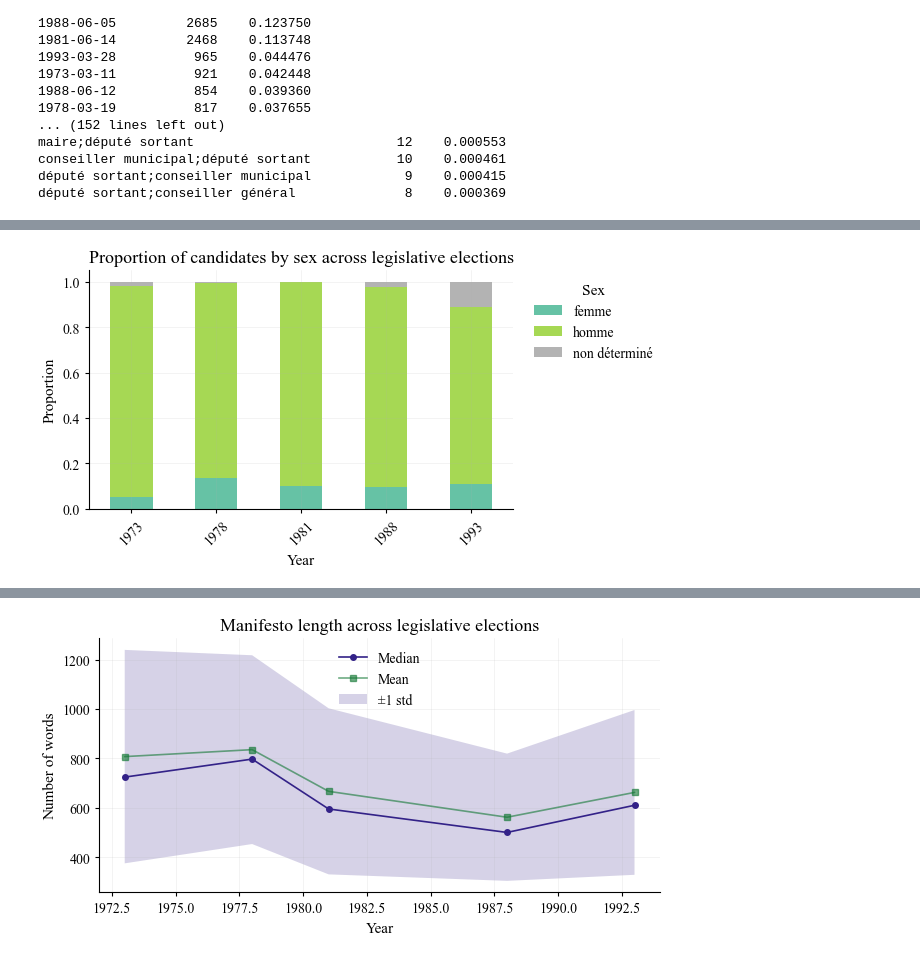
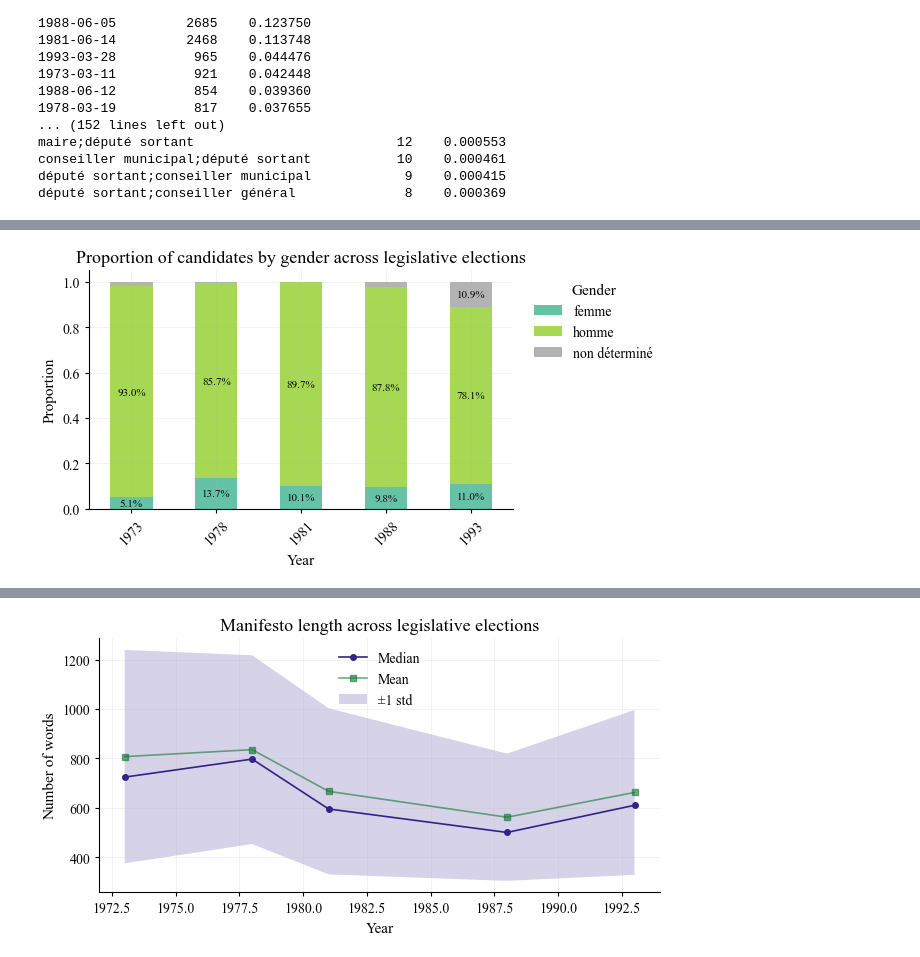
Before and after one commit to emmaleg/Archelec_NLP_topic_analysis, a Jupyter notebook: main_analysis.ipynb, the cells around one changed output, grey strips where cells are left out. Saved outputs shown, nothing was run; the diff lists cells and outputs as text; code cells hidden in the pictures.

```diff
--- a/main_analysis.ipynb
+++ b/main_analysis.ipynb
@@ -235,6 +243,12 @@ meaningful and are reported alongside results in later sections.
 # Drop rows where text is missing (the only column that really matters)
 before = len(df)
 df = df.dropna(subset=["text"]).reset_index(drop=True)
+print(f"Dropped {before - len(df)} rows without text, {len(df)} remaining")
+
+# Drop rows which are not "professions de foi" but actually "bulletin de vote"
+# Identified by the fact that they have no corresponding ID in the metadata csv
+before = len(df)
+df = df.dropna(subset=["date"]).reset_index(drop=True)
 print(f"Dropped {before - len(df)} rows without text, {len(df)} remaining")
 
 # Fix the 1978 anomaly: 3 dates instead of 2 (1st and 2nd round)
@@ -280,7 +297,7 @@ See https://pandas.pydata.org/docs/user_guide/migration-3-strings.html#string-mi
 # Documents per legislative election year
 
 docs_per_year = df["year"].value_counts().sort_index()
-docs_per_year.index = docs_per_year.index.astype(str)
+docs_per_year.index = docs_per_year.index.astype(int).astype(str)
 
 fig, ax = plt.subplots(figsize=(6.5, 3.5))
 docs_per_year.plot(kind="bar", ax=ax, color="steelblue")
@@ -288,6 +305,11 @@ ax.set_title("Number of manifestos per legislative election")
 ax.set_xlabel("Year")
 ax.set_ylabel("Number of documents")
 ax.tick_params(axis="x", rotation=45)
+
+for i, v in enumerate(docs_per_year.values):
+    ax.text(i, v, str(v), ha="center", va="bottom", fontsize=9)
+ax.set_ylim(0, docs_per_year.max() * 1.08)
+
 plt.tight_layout()
 plt.savefig("charts/01_docs_per_year.png", dpi=150)
 plt.show()
@@ -313,19 +318,25 @@ plt.show()
 # %%
-# Sex distribution over time — illustrates the slow feminization of candidacies
-sex_over_time = temporal_distribution(df, group_col="titulaire-sexe")
+# Gender distribution over time — illustrates the slow feminization of candidacies
+gender_over_time = temporal_distribution(df, group_col="titulaire-sexe")
 
 # Convert to proportions per year
-sex_props = sex_over_time.div(sex_over_time.sum(axis=1), axis=0)
+gender_props = gender_over_time.div(gender_over_time.sum(axis=1), axis=0)
 
 fig, ax = plt.subplots(figsize=(6.5, 3.5))
-sex_props.plot(kind="bar", stacked=True, ax=ax, colormap="Set2")
-ax.set_title("Proportion of candidates by sex across legislative elections")
+gender_props.plot(kind="bar", stacked=True, ax=ax, colormap="Set2")
+ax.set_title("Proportion of candidates by gender across legislative elections")
 ax.set_xlabel("Year")
 ax.set_ylabel("Proportion")
-ax.legend(title="Sex", bbox_to_anchor=(1.02, 1), loc="upper left")
+ax.legend(title="Gender", bbox_to_anchor=(1.02, 1), loc="upper left")
 ax.tick_params(axis="x", rotation=45)
+
+for container in ax.containers:
+    labels = [f"{v.get_height()*100:.1f}%" if v.get_height() > 0.03 else ""
+              for v in container]
+    ax.bar_label(container, labels=labels, label_type="center", fontsize=8)
+
 plt.tight_layout()
-plt.savefig("charts/03_sex_over_time.png", dpi=150)
+plt.savefig("charts/02a_gender_over_time.png", dpi=150)
 plt.show()
 # %% [output]
-[figure, old version]
+[figure, new version]
```
Also changed, not shown: parts of 78 cells of this notebook, 11 other files.
